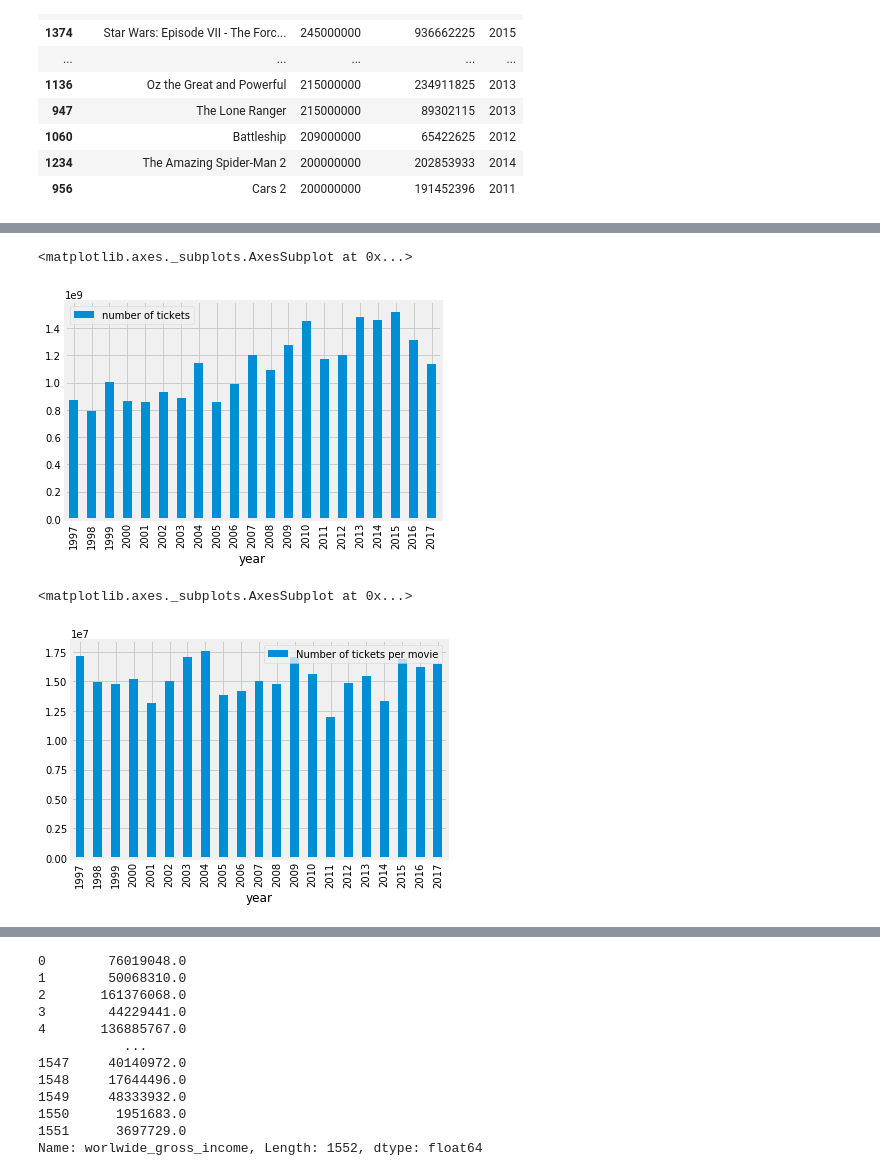
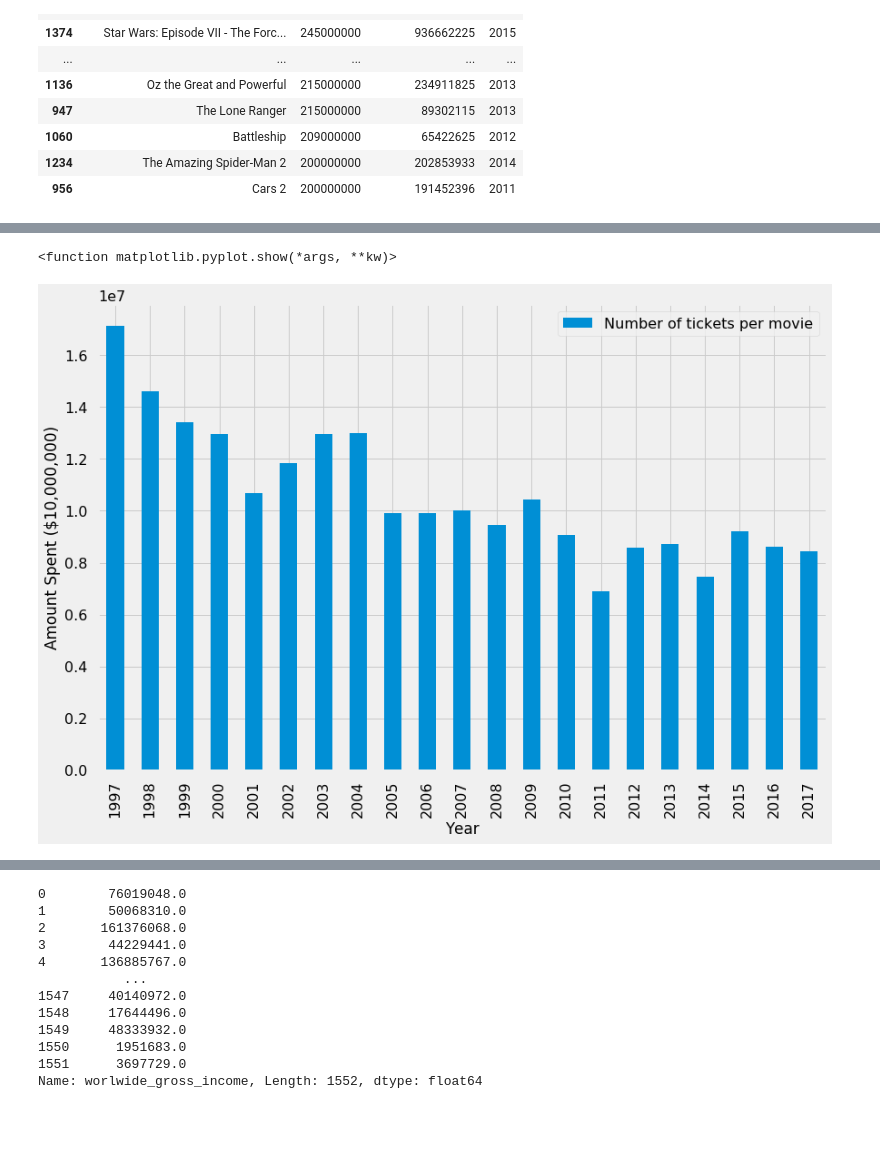
Before and after one commit to ncastal/Movie-Trend-Analysis, a Jupyter notebook: Project/Project_1 (Master).ipynb, the cells around one changed output, grey strips where cells are left out. Drawn from its saved outputs; the diff is of its cells as text; code cells hidden in the pictures; blank space fills up the shorter version.

```diff
--- a/Project/Project_1 (Master).ipynb
+++ b/Project/Project_1 (Master).ipynb
@@ -509,6 +569,0 @@ grouped_year.plot(kind='line',y=['Average USA Gross Income','Average Budget'])
-# %%
-#average ticket price from National Association of Theatre Owners
-ticket_price=[8.97,8.65,8.43,8.17,8.13,7.96,7.93,7.89,7.50,7.18,6.88,6.55,6.41,6.21,6.03,5.80,5.65,5.39,5.06,4.69,4.59]
-for ticket in ticket_price:
-    grouped_year['number of tickets']=grouped_year['usa_gross_income']/ticket
-grouped_year.plot(kind='bar',y='number of tickets')
@@ -517,0 +570,10 @@ grouped_year.plot(kind='bar',y='number of tickets')
+# %%
+ticket_price=[4.59,4.69,5.06,5.39,5.65,5.80,6.03,6.21,6.41,6.55,6.88,7.18,7.50,7.89,7.93,7.96,8.13,8.17,8.43,8.65,8.97]
+grouped_year=grouped_year.reset_index()
+grouped_year['number of tickets']=''
+for i in grouped_year.index:
+    grouped_year.at[i,'number of tickets']=((grouped_year.at[i,'usa_gross_income']/ticket_price[i]))
+grouped_year=grouped_year.set_index('year')
+grouped_year.plot(kind='bar',y='number of tickets')
+plt.ylabel("Number of Tickets sold (100,000,000)")
+# plt.show
@@ -518,15 +583,15 @@ grouped_year.plot(kind='bar',y='number of tickets')
 # %%
-grouped_year['number of tickets']=grouped_year['usa_gross_income']/ticket
-grouped_year.plot(kind='bar',y='number of tickets')
+# grouped_year['number of tickets']=grouped_year['usa_gross_income']/ticket
+# grouped_year.plot(kind='bar',y='number of tickets')
-# %% [output]
-<matplotlib.axes._subplots.AxesSubplot at 0x...>
-[figure, removed]
 # %%
 grouped_year['Number of tickets per movie']=grouped_year['number of tickets']/grouped_year['Number of titles']
 grouped_year.plot(kind='bar',y='Number of tickets per movie')
+plt.ylabel("Amount Spent ($10,000,000)")
+plt.xlabel("Year")
+plt.show
 # %% [output]
-<matplotlib.axes._subplots.AxesSubplot at 0x...>
+<function matplotlib.pyplot.show(*args, **kw)>
-[figure, old version]
+[figure, new version]
 # %%
 (slope,intercept,r_value,_,_)=linregress(USA_movies['budget'],USA_movies['usa_gross_income'])
 print(f'The r_value is {r_value}')
```
Also changed, not shown: parts of 53 cells of this notebook, 1 other file.
